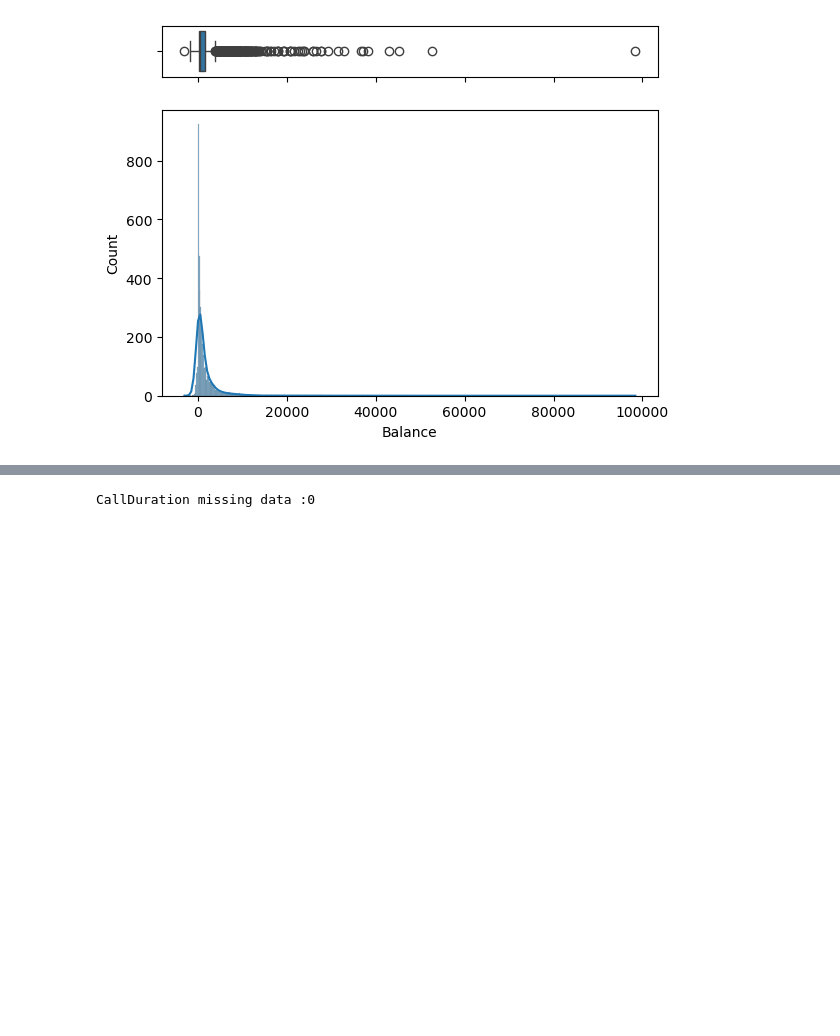
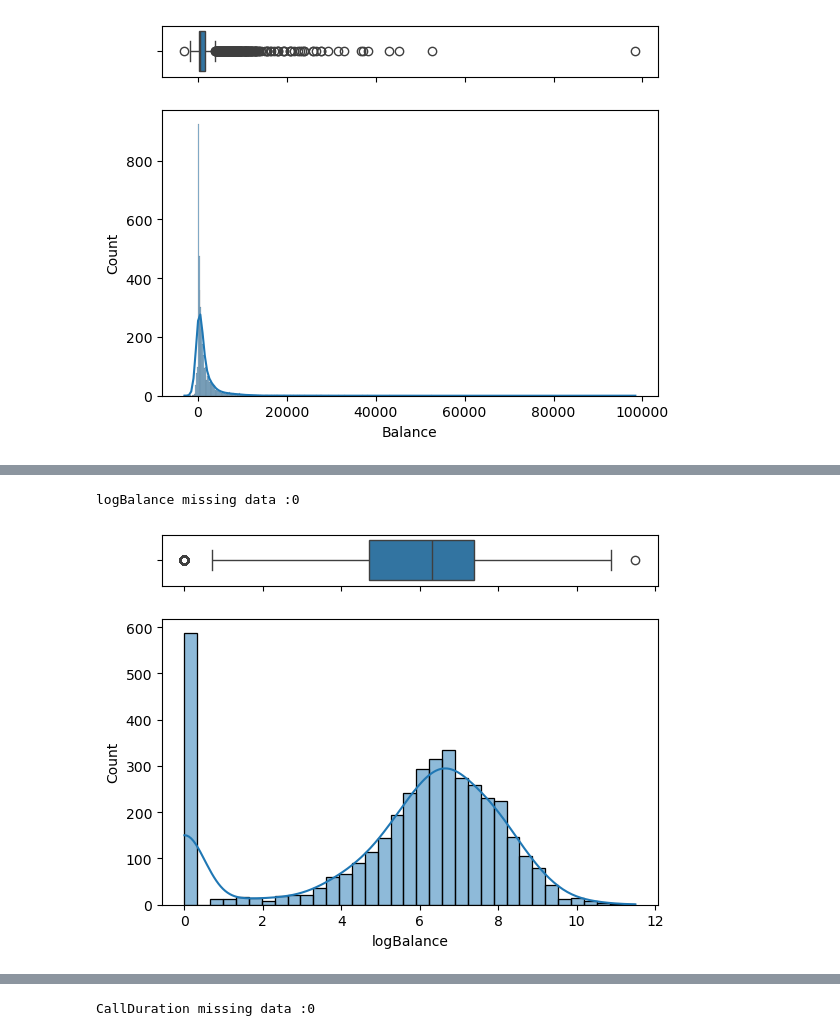
Before and after one commit to isaacebi/Car-Insurance-Cold-Calls, a Jupyter notebook: notebooks/1.0-ie-data-exploration.ipynb, the cells around one changed output, grey strips where cells are left out. Drawn from its saved outputs; the diff is of its cells as text; code cells hidden in the pictures; blank space fills up the shorter version.

```diff
--- a/notebooks/1.0-ie-data-exploration.ipynb
+++ b/notebooks/1.0-ie-data-exploration.ipynb
@@ -309,0 +318,14 @@ Balance missing data :0
+# %%
+df['logBalance'] = np.log(df['Balance'])
+
+# handling nan
+small_constant = 1e-10
+df['logBalance'].fillna(small_constant, inplace=True)
+
+# handling inf
+df['logBalance'] = df['logBalance'].apply(lambda x: small_constant if x == -np.inf else x)
+
+boxHist_con(df, 'logBalance')
+# %% [output]
+logBalance missing data :0
+[figure, added]
```
Also changed, not shown: parts of 10 cells of this notebook.
